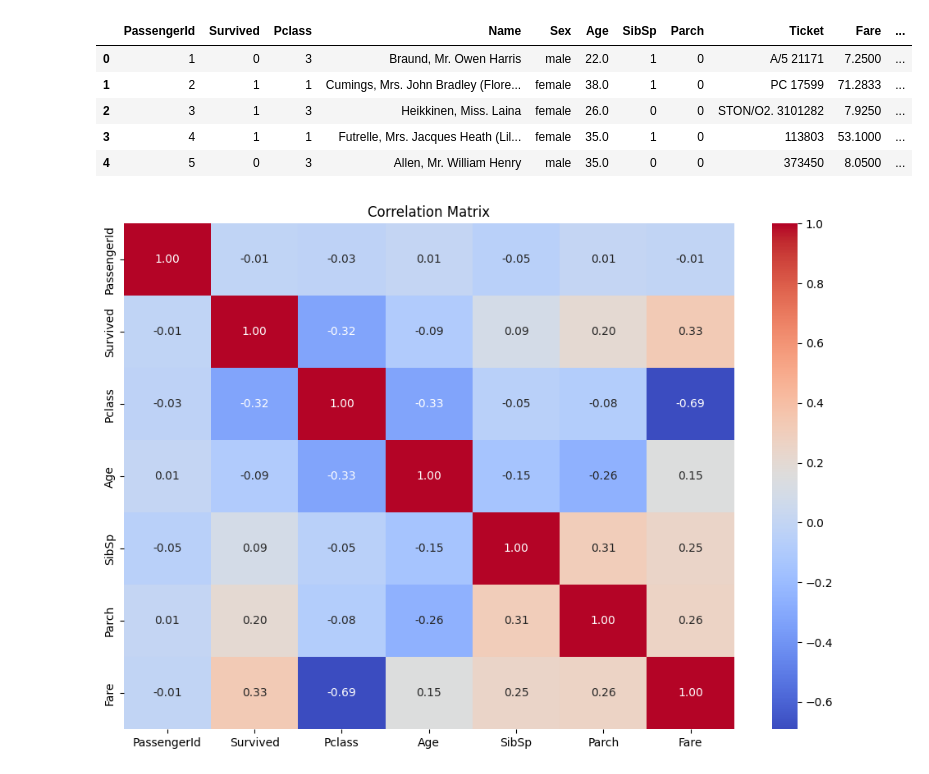
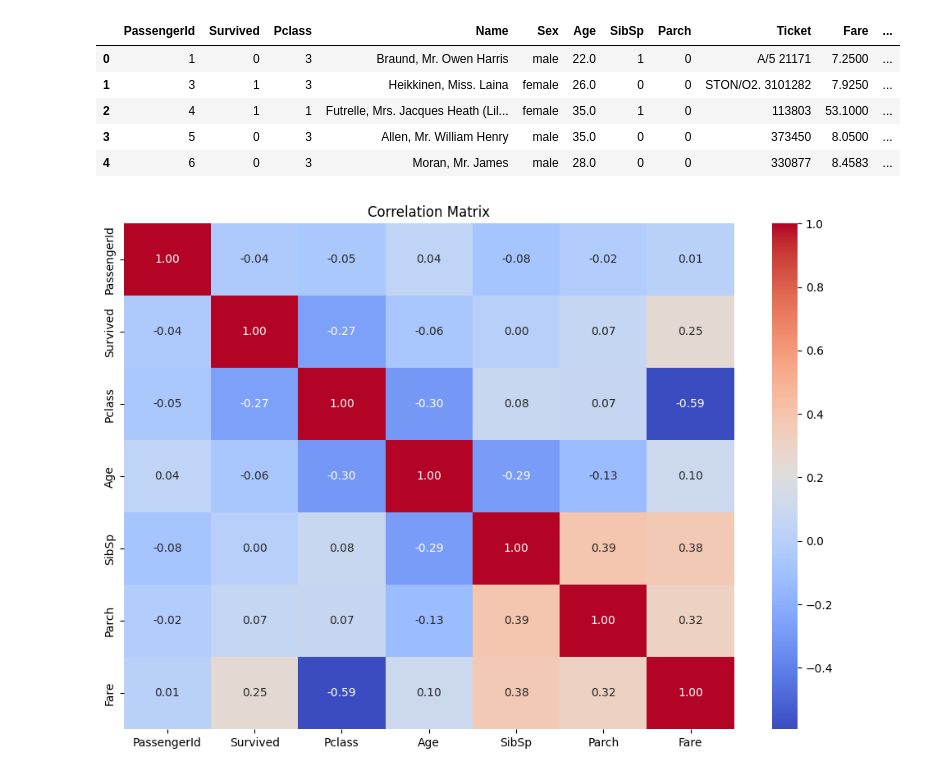
Before and after one commit to ansh-stack00/launchpad, a Jupyter notebook: week6/src/notebooks/EDA.ipynb, the cells around one changed output. Drawn from its saved outputs; the diff is of its cells as text; code cells hidden in the pictures.

```diff
--- a/week6/src/notebooks/EDA.ipynb
+++ b/week6/src/notebooks/EDA.ipynb
@@ -4,17 +4,15 @@ import matplotlib.pyplot as plt
 import seaborn as sns
 import numpy as np
 # %%
-data = pd.read_csv('../data/processed/final.csv')
+data = pd.read_csv('/home/anshagrawal/Desktop/launchpad/week6/src/data/processed/final.csv')
 data.head()
-data.shape()
-data.info()
 # %% [output]
 |  | PassengerId | Survived | Pclass | Name | Sex | Age | SibSp | Parch | Ticket | Fare | ... |
 | 0 | 1 | 0 | 3 | Braund, Mr. Owen Harris | male | 22.0 | 1 | 0 | A/5 21171 | 7.2500 | ... |
-| 1 | 2 | 1 | 1 | Cumings, Mrs. John Bradley (Flore... | female | 38.0 | 1 | 0 | PC 17599 | 71.2833 | ... |
-| 2 | 3 | 1 | 3 | Heikkinen, Miss. Laina | female | 26.0 | 0 | 0 | STON/O2. 3101282 | 7.9250 | ... |
-| 3 | 4 | 1 | 1 | Futrelle, Mrs. Jacques Heath (Lil... | female | 35.0 | 1 | 0 | 113803 | 53.1000 | ... |
-| 4 | 5 | 0 | 3 | Allen, Mr. William Henry | male | 35.0 | 0 | 0 | 373450 | 8.0500 | ... |
+| 1 | 3 | 1 | 3 | Heikkinen, Miss. Laina | female | 26.0 | 0 | 0 | STON/O2. 3101282 | 7.9250 | ... |
+| 2 | 4 | 1 | 1 | Futrelle, Mrs. Jacques Heath (Lil... | female | 35.0 | 1 | 0 | 113803 | 53.1000 | ... |
+| 3 | 5 | 0 | 3 | Allen, Mr. William Henry | male | 35.0 | 0 | 0 | 373450 | 8.0500 | ... |
+| 4 | 6 | 0 | 3 | Moran, Mr. James | male | 28.0 | 0 | 0 | 330877 | 8.4583 | ... |
 # %%
 numeric_data = data.select_dtypes(include=[np.number])
 plt.figure(figsize=(12, 8))
@@ -22,7 +20,7 @@ sns.heatmap(numeric_data.corr(), annot=True, cmap='coolwarm', fmt=".2f")
 plt.title("Correlation Matrix")
 plt.show()
 # %% [output]
-[figure, old version]
+[figure, new version]
 # %%
 data.hist(bins=20, figsize=(14, 10))
 plt.suptitle("Feature Distributions")
```
Also changed, not shown: parts of 3 cells of this notebook, 31 other files.
